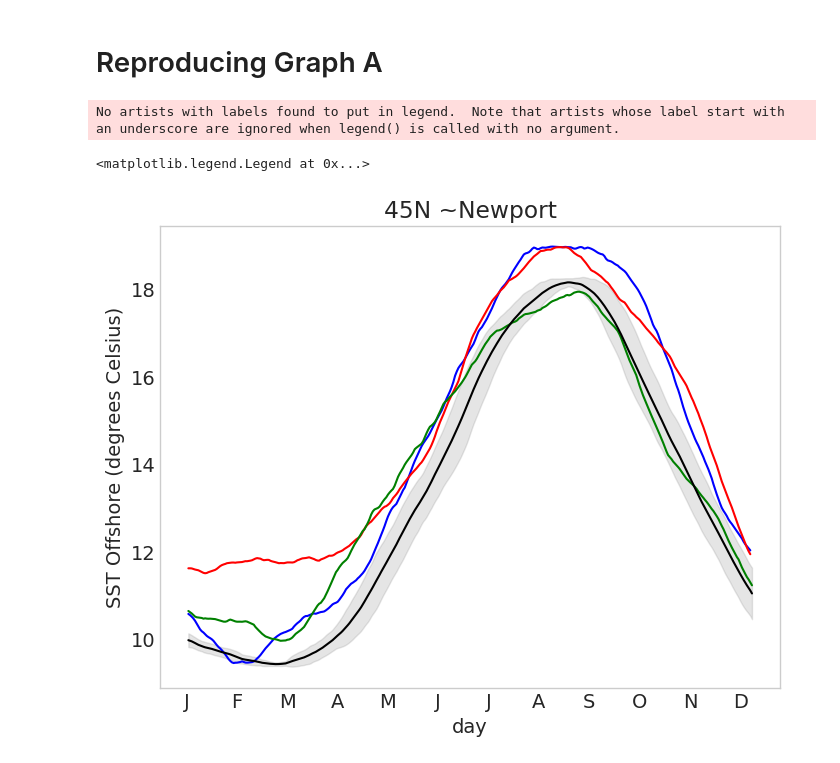
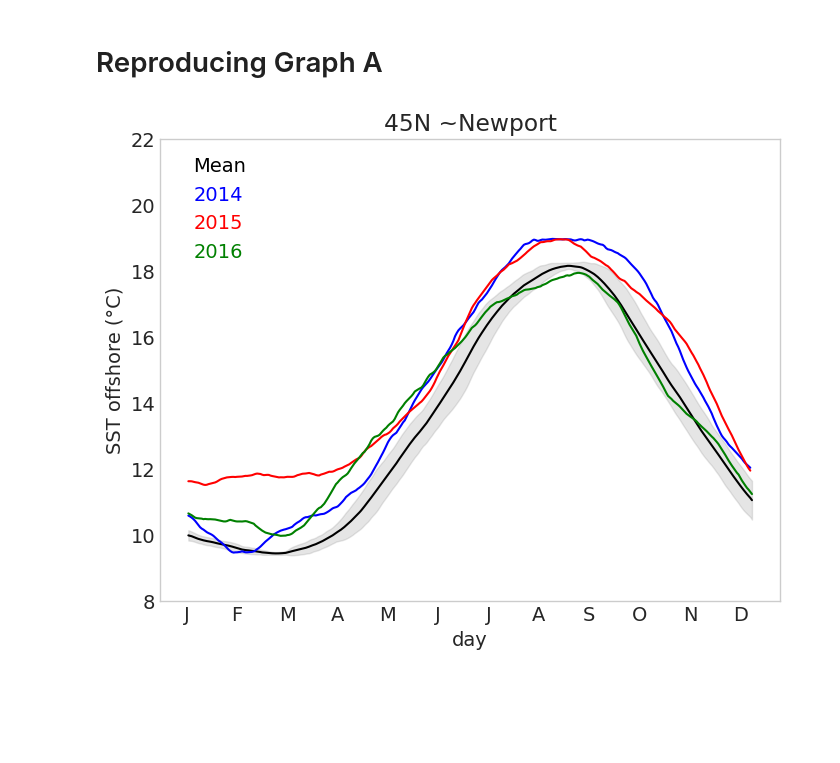
Before and after one commit to UCB-stat-159-s23/hw03-Group28, a Jupyter notebook: climate-Q06.ipynb, the cells around one changed output. Cells and saved outputs as stored; diff of their text form; code cells hidden in the pictures; blank space fills up the shorter version.

Commit message:
fix legends

```diff
--- a/climate-Q06.ipynb
+++ b/climate-Q06.ipynb
@@ -39,8 +39,8 @@ crs = ccrs.PlateCarree()  # set projection
 
 Reproduce one of the images in Figure 3.
 # %%
-data= xr.open_dataset("~/shared/climate-data/ds_hw.nc")
-data
+ds= xr.open_dataset("~/shared/climate-data/ds_hw.nc")
+ds
 # %% [output]
 <xarray.Dataset>
 Dimensions:           (time: 6443, lat: 251, lon: 234)
@@ -61,40 +61,41 @@ Attributes: (12/47)
     westernmost_longitude:      -180.0
 # %% [markdown]
 # Reproducing Graph A
-# %%
-#Data Set up
-copy = ds
-copy.coords['day'] = copy.time.dt.dayofyear
-copy = copy.assign({'cel_sst': data.analysed_sst - 273.15})
-latitude, longitude = 45, -127.3163
-copy = copy.sel(lat= latitude, lon = longitude, method = 'nearest')
-
-#Values during 2014 that make up the blue line
-copy.sel(time = '2014').cel_sst.rolling(time = 30, center = True).mean().plot(x = 'day', color = 'blue');
-
-#Values during 2015 that mkae the red line
-copy.sel(time = "2015").cel_sst.rolling(time = 30, center = True).mean().plot(x = 'day', color = 'red');
-
-#Values during 2016 that make the green line
-copy.sel(time = "2016").cel_sst.rolling(time = 30, center = True).mean().plot(x = 'day', color = 'green');
-
-#Values that are ±1 SD around the mean during 2002–2013 that make up the grey area
-average_day = copy.groupby(copy.day).mean()
-average_day.cel_sst.rolling(day = 30, center = True).mean().plot(x = 'day', color = 'black')
-copy_mean = average_day.cel_sst.rolling(day = 30, center = True).mean( )
-copy_std = average_day.cel_sst.rolling(day = 30, center = True).std()
-days = average_day.assign({'cel_sst_plus_1sd': copy_mean + copy_std, 'cel_sst_minus_1sd': copy_mean - copy_std})
-
-#Plotting
-
-plt.fill_between(days.day, days.cel_sst_minus_1sd, days.cel_sst_plus_1sd, alpha = 0.2, color = 'tab:gray');
-#plt.fill_between(mean_values.dayofyear, upper_values, lower_values, color='tab: darkgrey')
-plt.title('45N ~Newport')
-plt.ylabel('SST Offshore (degrees Celsius)')
-plt.xticks(np.arange(15, 346, 30), ['J', 'F', 'M', 'A', 'M', 'J', 'J', 'A', 'S', 'O', 'N', 'D'])
-plt.grid(b=None)
-plt.legend(loc='upper left', labelcolor='linecolor', frameon=False, handlelength=0)
-# %% [output]
-No artists with labels found to put in legend.  Note that artists whose label start with an underscore are ignored when legend() is called with no argument.
-<matplotlib.legend.Legend at 0x...>
-[figure, removed]
+# %%
+#Data Set up
+copy = ds
+copy.coords['day'] = copy.time.dt.dayofyear
+copy = copy.assign({'cel_sst': ds.analysed_sst - 273.15})
+latitude, longitude = 45, -127.3163
+copy = copy.sel(lat= latitude, lon = longitude, method = 'nearest')
+
+#Values that are ±1 SD around the mean during 2002–2013 that make up the grey area
+average_day = copy.groupby(copy.day).mean()
+average_day.cel_sst.rolling(day = 30, center = True).mean().plot(x = 'day', color = 'black', label = 'Mean')
+
+#Values during 2014 that make up the blue line
+copy.sel(time='2014').cel_sst.rolling(time=30, center=True).mean().plot(x='day', color='blue', label='2014')
+
+#Values during 2015 that mkae the red line
+copy.sel(time = "2015").cel_sst.rolling(time = 30, center = True).mean().plot(x = 'day', color = 'red' , label='2015');
+
+#Values during 2016 that make the green line
+copy.sel(time = "2016").cel_sst.rolling(time = 30, center = True).mean().plot(x = 'day', color = 'green', label='2016');
+
+
+copy_mean = average_day.cel_sst.rolling(day = 30, center = True).mean( )
+copy_std = average_day.cel_sst.rolling(day = 30, center = True).std()
+days = average_day.assign({'cel_sst_plus_1sd': copy_mean + copy_std, 'cel_sst_minus_1sd': copy_mean - copy_std})
+
+#Plotting
+plt.fill_between(days.day, days.cel_sst_minus_1sd, days.cel_sst_plus_1sd, alpha = 0.2, color = 'tab:gray');
+#plt.fill_between(mean_values.dayofyear, upper_values, lower_values, color='tab: darkgrey')
+plt.title('45N ~Newport')
+plt.ylabel('SST offshore (°C)')
+plt.xticks(np.arange(15, 346, 30), ['J', 'F', 'M', 'A', 'M', 'J', 'J', 'A', 'S', 'O', 'N', 'D'])
+plt.ylim(8, 22)
+plt.grid(b=None)
+plt.legend(loc='upper left', labelcolor='linecolor', frameon=False, handlelength=0)
+plt.savefig('outputs/climate-Q06.png')
+# %% [output]
+[figure, added]
```
